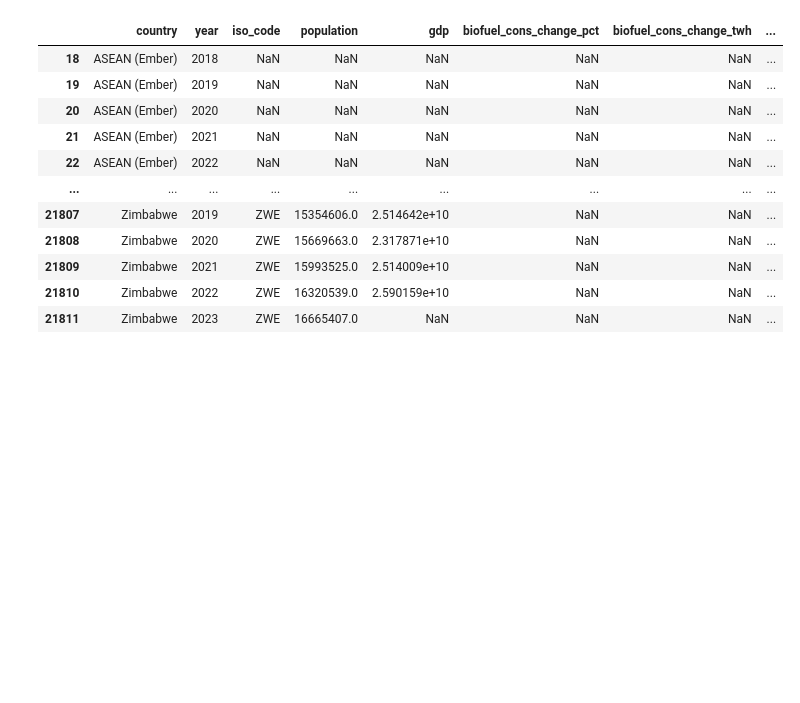
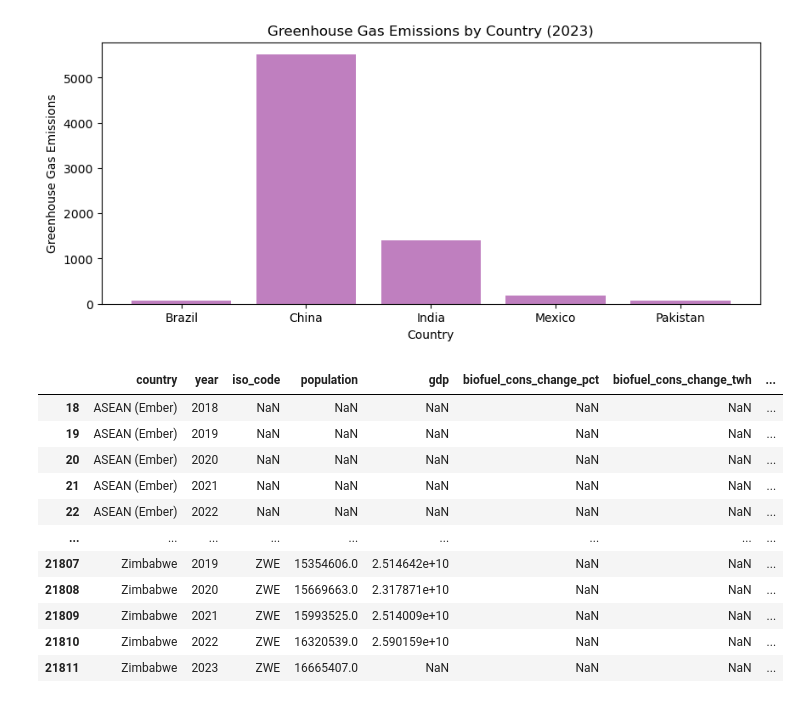
Before and after one commit to qwewe6/Project1_group4, a Jupyter notebook: Adrian/Project1.ipynb, the cells around one changed output. Drawn from its saved outputs; the diff is of its cells as text; code cells hidden in the pictures; blank space fills up the shorter version.

```diff
--- a/Adrian/Project1.ipynb
+++ b/Adrian/Project1.ipynb
@@ -8,0 +10,7 @@ from pprint import pprint
+# %%
+
+df = pd.read_csv("owid-energy-data.csv")
+
+#clean the data set and drop and missing values for the energy consuption and green house gas emissions
+df_cleaned = df.dropna(subset=["primary_energy_consumption", "greenhouse_gas_emissions"])
+df_cleaned.head()
@@ -8,0 +121,12 @@ from pprint import pprint
+# %%
+#Start extracting data from csv. Looking for data for a few different  countries
+#.isin: Checks whether each value in the "country" column is present in the list selected_countries
+
+selected_countries = ["China", "India", "Brazil", "Pakistan", "Mexico"]
+
+new_df= df_cleaned[df_cleaned["country"].isin(selected_countries)]
+
+latest_year = new_df["year"].max()
+df_recent = new_df[new_df["year"] == latest_year]
+df_final = df_recent[["country", "year", "primary_energy_consumption", "greenhouse_gas_emissions"]]
+df_final.head()
@@ -9,3 +140,14 @@ from pprint import pprint
+# %%
+#create bar graph showing energy consuption by country and greenhouse gas emissions
+
+plt.figure(figsize=(10, 4))
+plt.bar(df_final["country"], df_final["greenhouse_gas_emissions"], color='purple', alpha=0.5)
+plt.xlabel("Country")
+plt.ylabel("Greenhouse Gas Emissions")
+plt.title("Greenhouse Gas Emissions by Country (2023)")
+plt.show()
+# %% [output]
+[figure, added]
 # %%
 energy_data_raw_df=pd.read_csv("owid-energy-data.csv")
 
```
Also changed, not shown: parts of 44 cells of this notebook, 20 other files.
